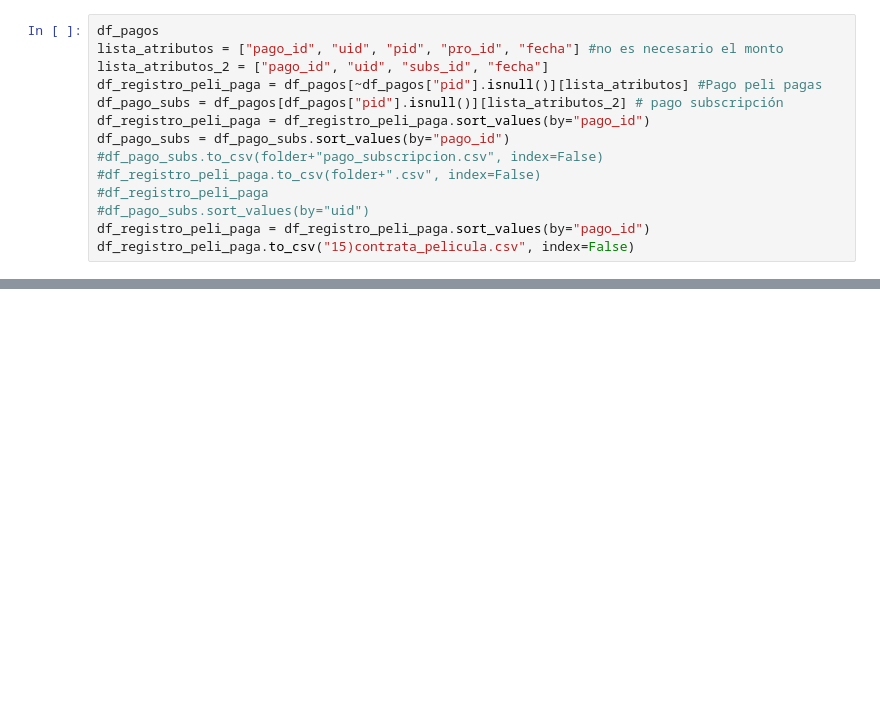
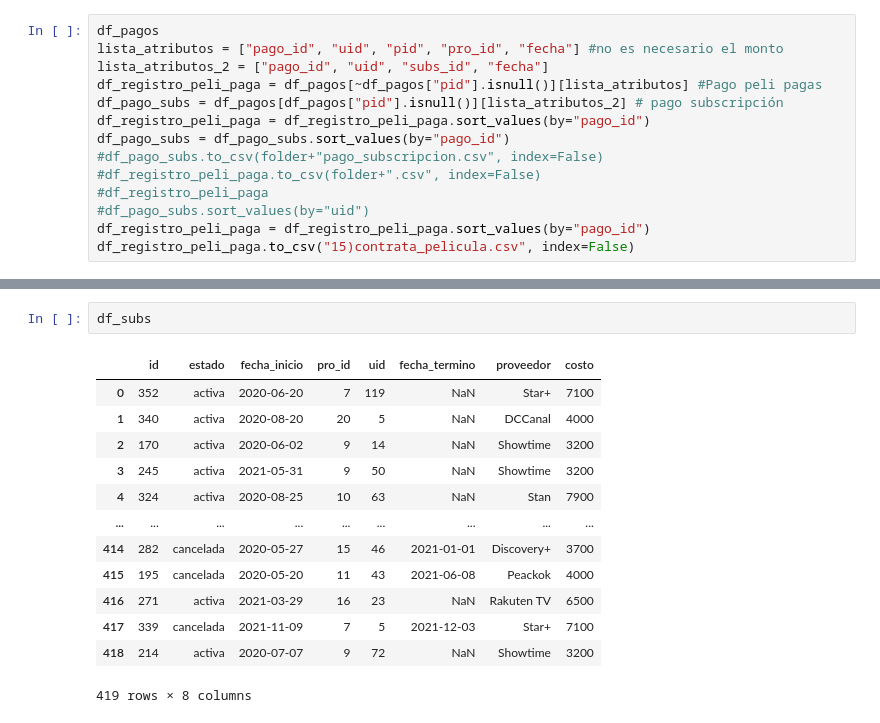
Before and after one commit to alvaroooooo/BDDGrupo11, a Jupyter notebook: datos/Datos BDD.ipynb, the cells around one changed output, grey strips where cells are left out. Drawn from its saved outputs; the diff is of its cells as text; blank space fills up the shorter version.

```diff
--- a/datos/Datos BDD.ipynb
+++ b/datos/Datos BDD.ipynb
@@ -212,0 +249,16 @@ df_usuarios = df_usuarios.rename(columns={"id":"uid"}).sort_values(by="uid")
+# %%
+df_subs
+# %% [output]
+|  | id | estado | fecha_inicio | pro_id | uid | fecha_termino | proveedor | costo |
+| 0 | 352 | activa | 2020-06-20 | 7 | 119 | NaN | Star+ | 7100 |
+| 1 | 340 | activa | 2020-08-20 | 20 | 5 | NaN | DCCanal | 4000 |
+| 2 | 170 | activa | 2020-06-02 | 9 | 14 | NaN | Showtime | 3200 |
+| 3 | 245 | activa | 2021-05-31 | 9 | 50 | NaN | Showtime | 3200 |
+| 4 | 324 | activa | 2020-08-25 | 10 | 63 | NaN | Stan | 7900 |
+| ... | ... | ... | ... | ... | ... | ... | ... | ... |
+| 414 | 282 | cancelada | 2020-05-27 | 15 | 46 | 2021-01-01 | Discovery+ | 3700 |
+| 415 | 195 | cancelada | 2020-05-20 | 11 | 43 | 2021-06-08 | Peackok | 4000 |
+| 416 | 271 | activa | 2021-03-29 | 16 | 23 | NaN | Rakuten TV | 6500 |
+| 417 | 339 | cancelada | 2021-11-09 | 7 | 5 | 2021-12-03 | Star+ | 7100 |
+| 418 | 214 | activa | 2020-07-07 | 9 | 72 | NaN | Showtime | 3200 |
+419 rows × 8 columns
```
Also changed, not shown: parts of 9 cells of this notebook, 4 other files.
